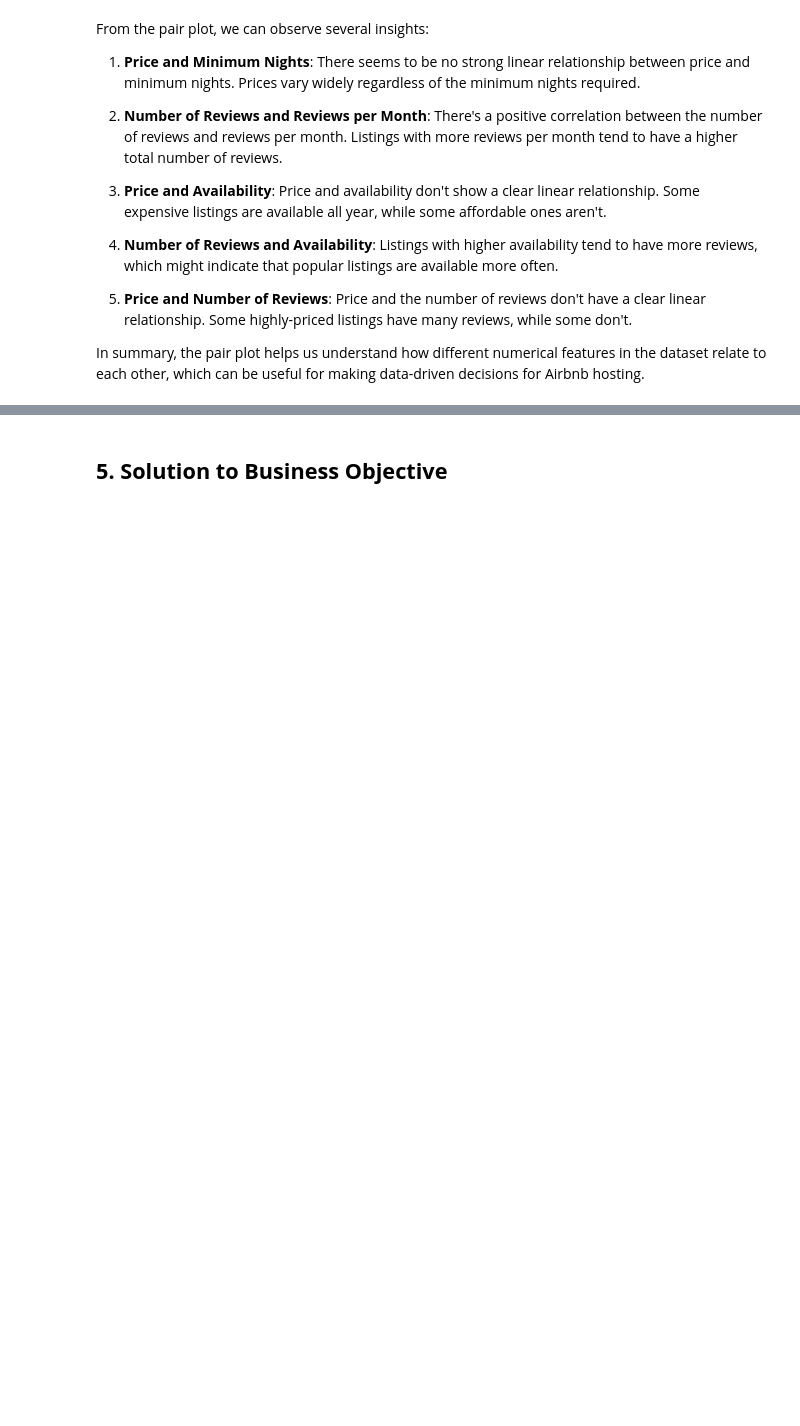
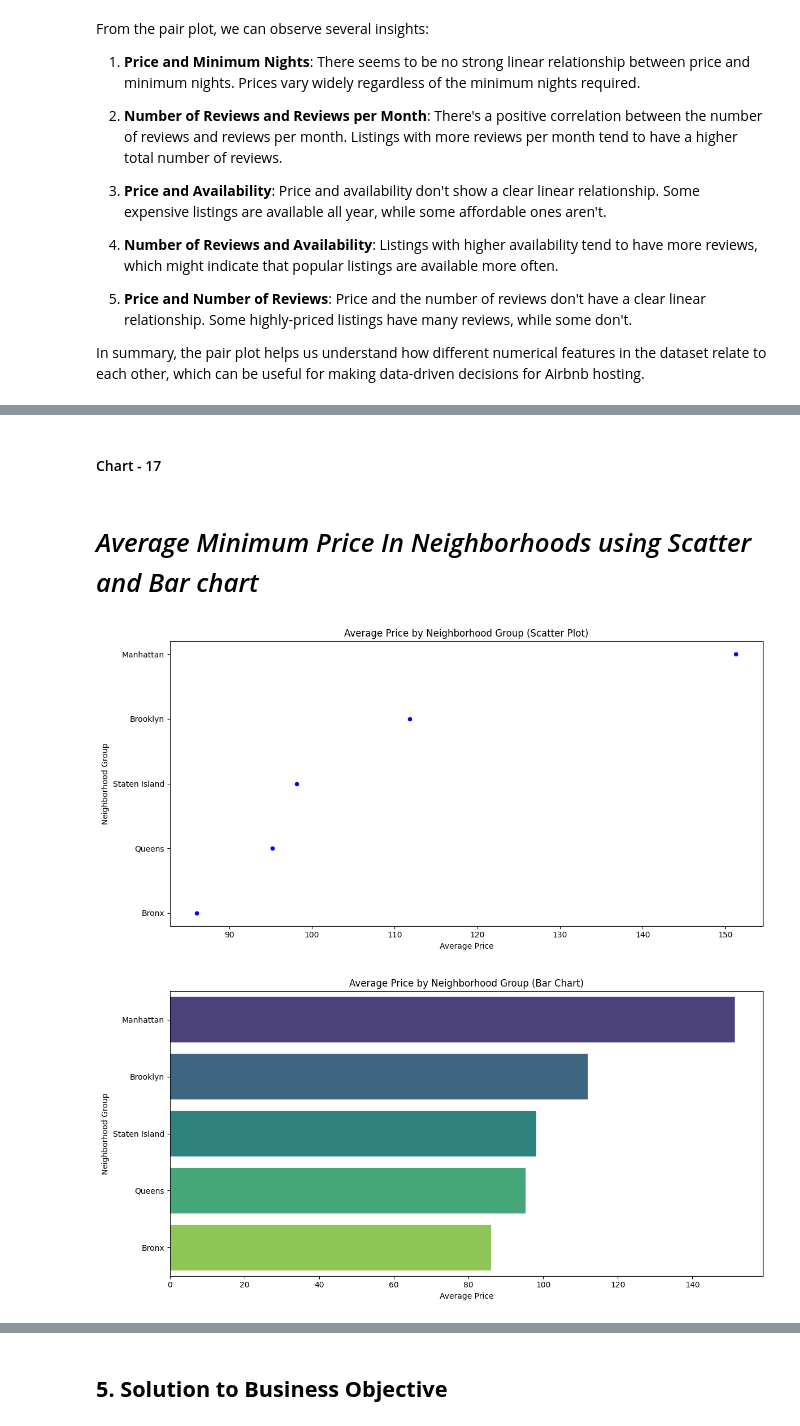
Before and after one commit to I-AM-PRASHANT-VERMA/Almabetter-Capstone-Project-AirBnb-Bookings-Exploratory-Data-Analysis, a Jupyter notebook: My_Airbnb_EDA_capstone_project.ipynb, the cells around one changed output, grey strips where cells are left out. Drawn from its saved outputs; the diff is of its cells as text; code cells hidden in the pictures; blank space fills up the shorter version.

```diff
--- a/My_Airbnb_EDA_capstone_project.ipynb
+++ b/My_Airbnb_EDA_capstone_project.ipynb
@@ -1309,0 +1359,47 @@ In summary, the pair plot helps us understand how different numerical features i
+# %% [markdown]
+#### Chart - 17
+# %% [markdown]
+# *Average Minimum Price In Neighborhoods using Scatter and Bar chart*
+# %%
+import pandas as pd
+import matplotlib.pyplot as plt
+import seaborn as sns
+
+# Calculate the average price per neighborhood group
+average_price_per_group = airbnb_df.groupby('neighbourhood_group')['price'].mean().reset_index()
+average_price_per_group = average_price_per_group.sort_values(by='price', ascending=False)
+
+# Create a scatter plot to visualize the average price by neighborhood group
+plt.figure(figsize=(12, 6))
+sns.scatterplot(
+    data=average_price_per_group,  # DataFrame containing the data
+    x='price',                    # Data for the x-axis (average price)
+    y='neighbourhood_group',      # Data for the y-axis (neighborhood group)
+    color='blue'                  # Color of the data points
+)
+plt.xlabel('Average Price')
+plt.ylabel('Neighborhood Group')
+plt.title('Average Price by Neighborhood Group (Scatter Plot)')
+plt.xticks(rotation=0)  # Rotate x-axis labels for readability
+plt.tight_layout()
+
+plt.show()
+
+# Create a bar chart to compare the average price by neighborhood group
+plt.figure(figsize=(12, 6))
+sns.barplot(
+    data=average_price_per_group,  # DataFrame containing the data
+    x='price',                    # Data for the x-axis (average price)
+    y='neighbourhood_group',      # Data for the y-axis (neighborhood group)
+    palette='viridis'            # Color palette for the bars
+)
+plt.xlabel('Average Price')
+plt.ylabel('Neighborhood Group')
+plt.title('Average Price by Neighborhood Group (Bar Chart)')
+plt.xticks(rotation=0)  # Rotate x-axis labels for readability
+plt.tight_layout()
+
+plt.show()
+# %% [output]
+[figure, added]
+[figure, added]
```
Also changed, not shown: parts of 50 cells of this notebook.
